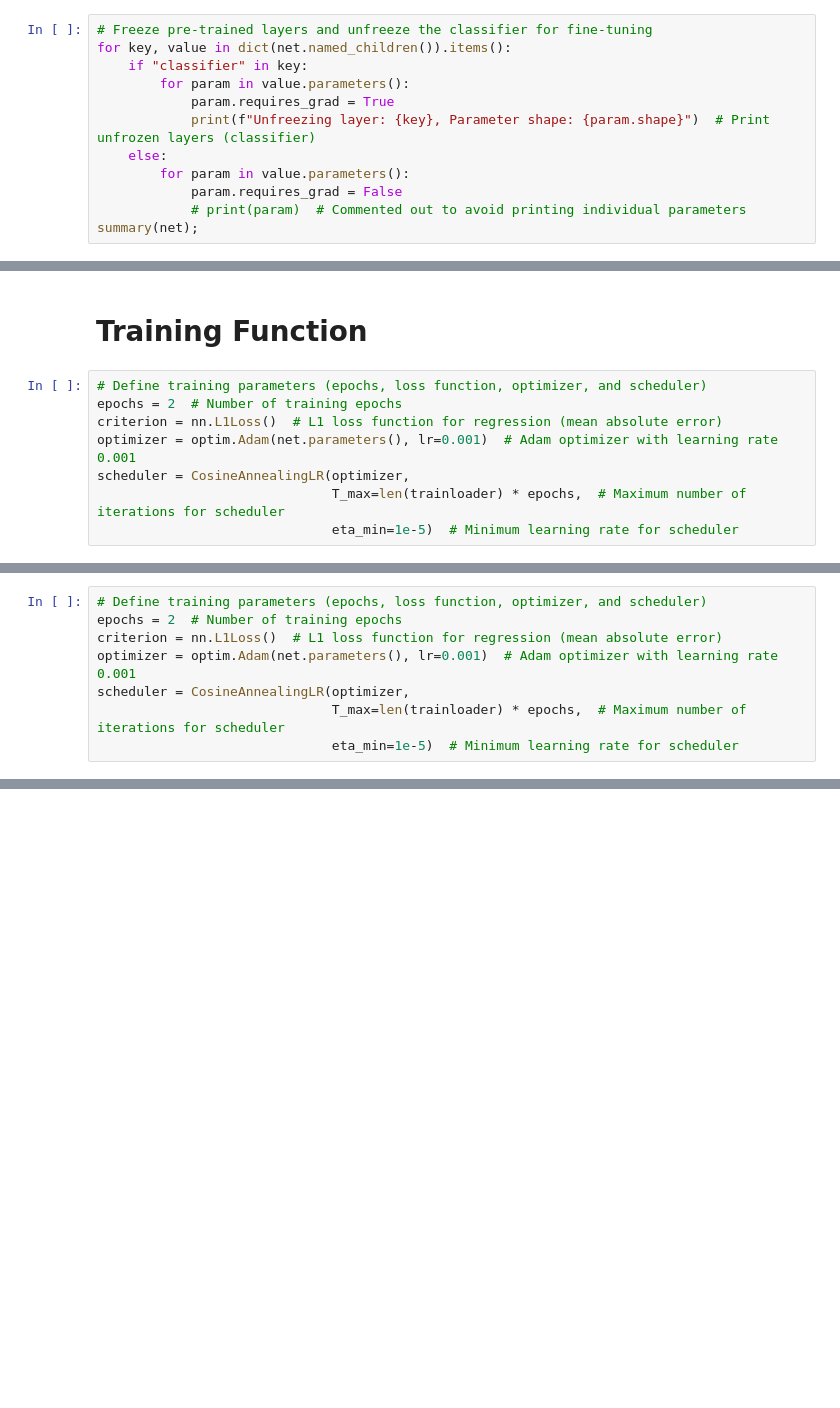
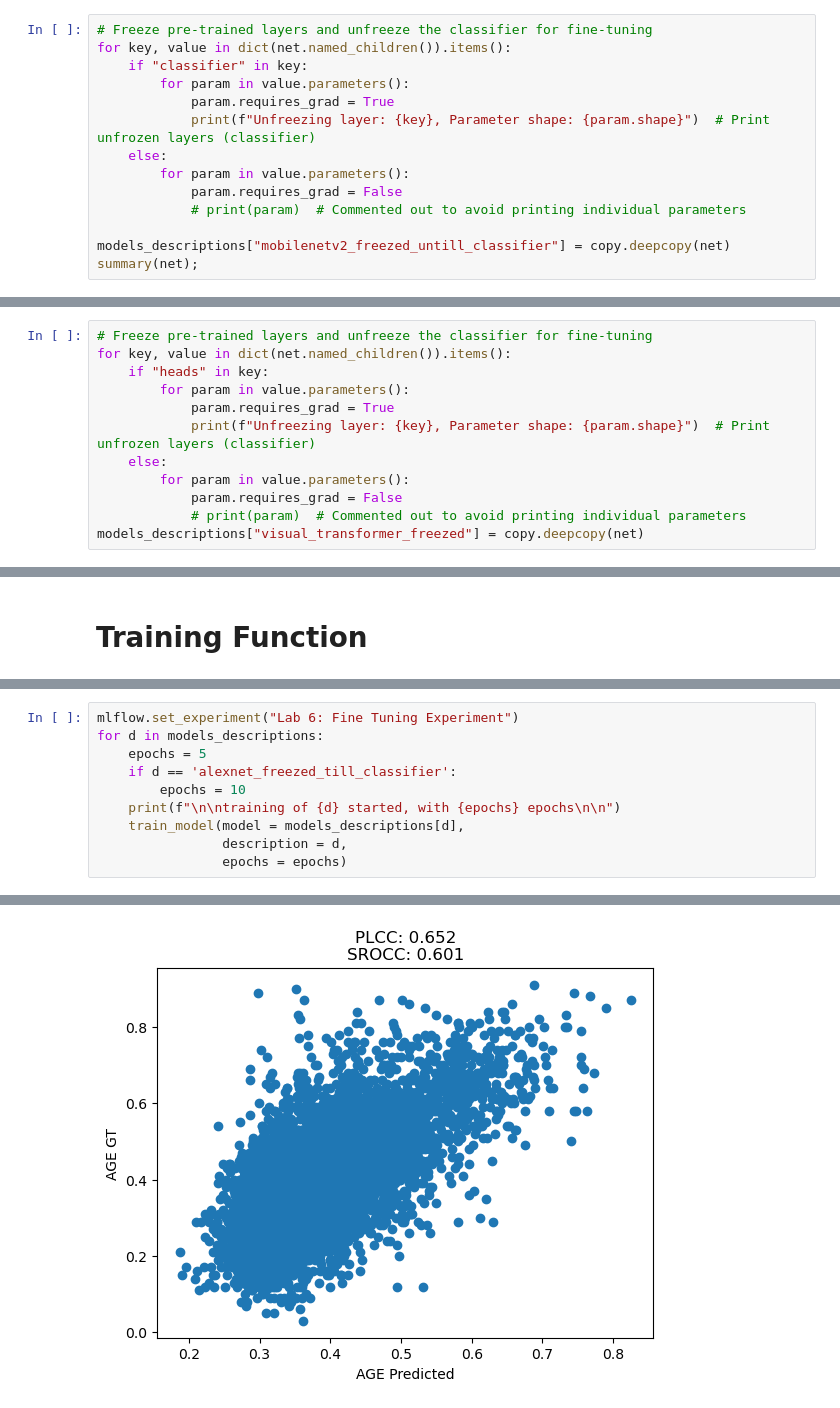
Before and after one commit to arcticronin/assignments_matlab, a Jupyter notebook: lab6/modified.ipynb, the cells around one changed output, grey strips where cells are left out. Drawn from its saved outputs; the diff is of its cells as text; blank space fills up the shorter version.

```diff
--- a/lab6/modified.ipynb
+++ b/lab6/modified.ipynb
@@ -138,6 +185,8 @@ for key, value in dict(net.named_children()).items():
         for param in value.parameters():
             param.requires_grad = False
             # print(param)  # Commented out to avoid printing individual parameters
+
+models_descriptions["mobilenetv2_freezed_untill_classifier"] = copy.deepcopy(net)
 summary(net);
 # %% [output]
 Unfreezing layer: classifier, Parameter shape: torch.Size([512, 1280])
@@ -159,0 +248,12 @@ Non-trainable params: 2,223,872
+# %%
+# Freeze pre-trained layers and unfreeze the classifier for fine-tuning
+for key, value in dict(net.named_children()).items():
+    if "heads" in key:
+        for param in value.parameters():
+            param.requires_grad = True
+            print(f"Unfreezing layer: {key}, Parameter shape: {param.shape}")  # Print unfrozen layers (classifier)
+    else:
+        for param in value.parameters():
+            param.requires_grad = False
+            # print(param)  # Commented out to avoid printing individual parameters
+models_descriptions["visual_transformer_freezed"] = copy.deepcopy(net)
@@ -160,11 +267,3 @@ Non-trainable params: 2,223,872
 # %% [markdown]
 # Training Function
-# %%
-# Define training parameters (epochs, loss function, optimizer, and scheduler)
-epochs = 2  # Number of training epochs
-criterion = nn.L1Loss()  # L1 loss function for regression (mean absolute error)
-optimizer = optim.Adam(net.parameters(), lr=0.001)  # Adam optimizer with learning rate 0.001
-scheduler = CosineAnnealingLR(optimizer,
-                              T_max=len(trainloader) * epochs,  # Maximum number of iterations for scheduler
-                              eta_min=1e-5)  # Minimum learning rate for scheduler
 # %%
@@ -336,8 +397,0 @@ Non-trainable params: 2,223,872
-# %%
-# Define training parameters (epochs, loss function, optimizer, and scheduler)
-epochs = 2  # Number of training epochs
-criterion = nn.L1Loss()  # L1 loss function for regression (mean absolute error)
-optimizer = optim.Adam(net.parameters(), lr=0.001)  # Adam optimizer with learning rate 0.001
-scheduler = CosineAnnealingLR(optimizer,
-                              T_max=len(trainloader) * epochs,  # Maximum number of iterations for scheduler
-                              eta_min=1e-5)  # Minimum learning rate for scheduler
@@ -810,0 +405,11 @@ KeyboardInterrupt:
+# %%
+mlflow.set_experiment("Lab 6: Fine Tuning Experiment")
+for d in models_descriptions:
+    epochs = 5
+    if d == 'alexnet_freezed_till_classifier':
+        epochs = 10
+    print(f"\n\ntraining of {d} started, with {epochs} epochs\n\n")
+    train_model(model = models_descriptions[d],
+                description = d,
+                epochs = epochs)
+# %% [output]
@@ -810,0 +433 @@ KeyboardInterrupt:
+[figure, added]
```
Also changed, not shown: parts of 37 cells of this notebook, 7 other files.
